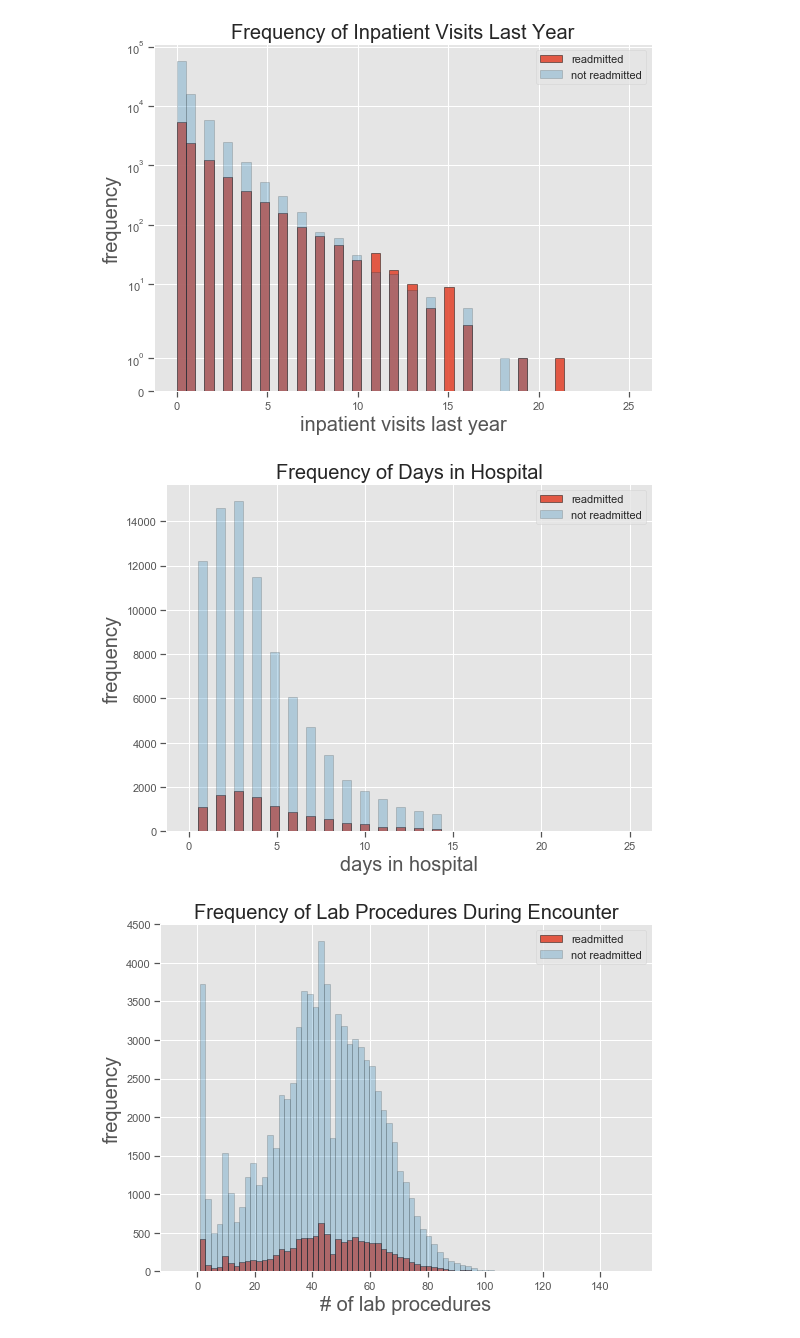
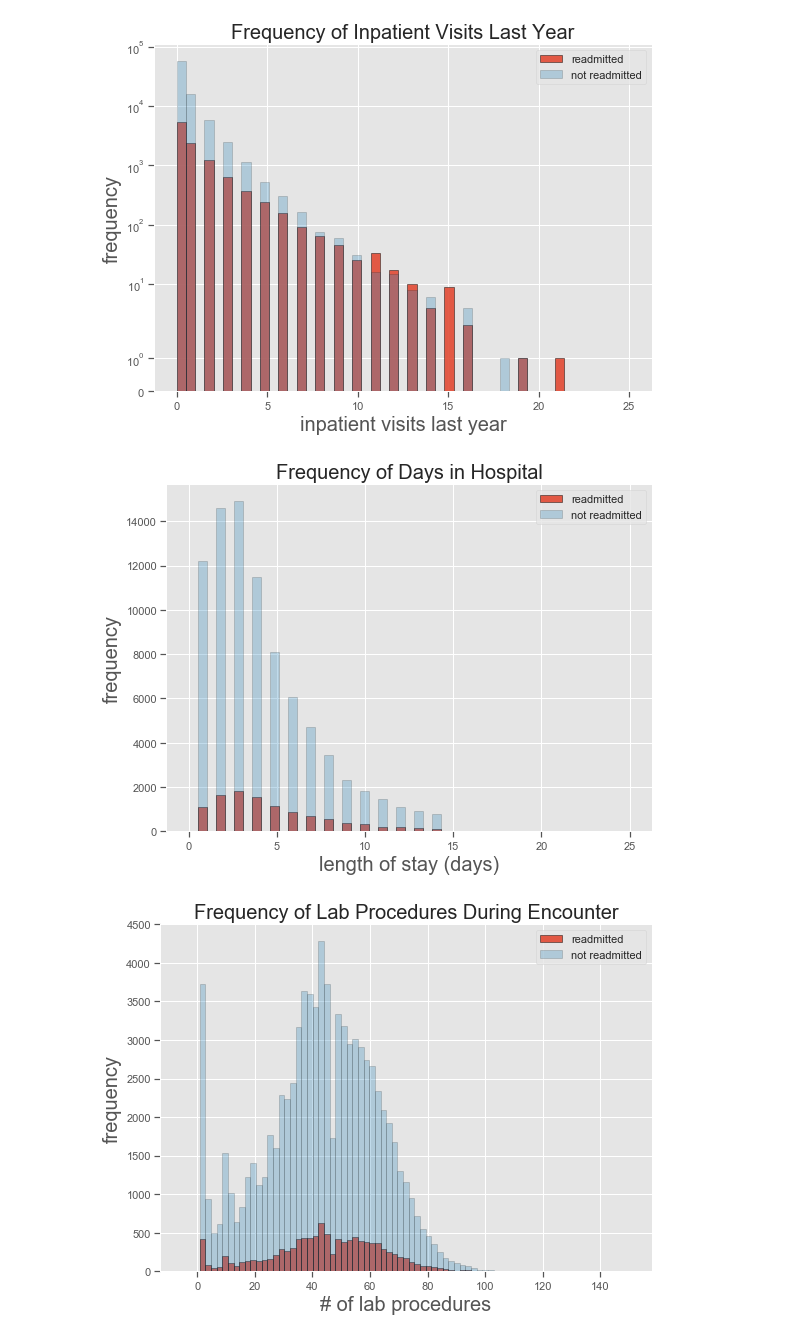
Before and after one commit to clstaub/Predicting_Hospital_Readmissions, a Jupyter notebook: src/notebooks/Preprocessing_EDA.ipynb, the cells around one changed output. Saved outputs shown, nothing was run; the diff lists cells and outputs as text; code cells hidden in the pictures.

```diff
--- a/src/notebooks/Preprocessing_EDA.ipynb
+++ b/src/notebooks/Preprocessing_EDA.ipynb
@@ -397,19 +397,19 @@ plt.savefig('/Users/claudiostaub/galvanize/capstones/Predicting_Hospital_Readmis
 # %%
 readmit = readmitsdf['time_in_hospital']
 nonreadmit = negdf['time_in_hospital']
 bins = np.linspace(0,25)
 fig,ax = plt.subplots(figsize=(8,6))
 ax.hist(readmit, bins, alpha=0.9, label='readmitted', edgecolor='black')
 ax.hist(nonreadmit, bins, alpha=0.3, label='not readmitted',edgecolor='black')
 ax.legend(loc='upper right')
 # plt.yscale('symlog')
-plt.xlabel('days in hospital',fontsize=20)
+plt.xlabel('length of stay (days)',fontsize=20)
 plt.ylabel('frequency', fontsize=20)
 plt.title('Frequency of Days in Hospital', fontsize=20)
 plt.tight_layout()
 plt.savefig('/Users/claudiostaub/galvanize/capstones/Predicting_Hospital_Readmissions/img/hospital_days.png')
 # %% [output]
-[figure, old version]
+[figure, new version]
 # %%
 readmit = readmitsdf['num_lab_procedures']
 nonreadmit = negdf['num_lab_procedures']
```
Also changed, not shown: parts of 4 cells of this notebook, 8 other files.
